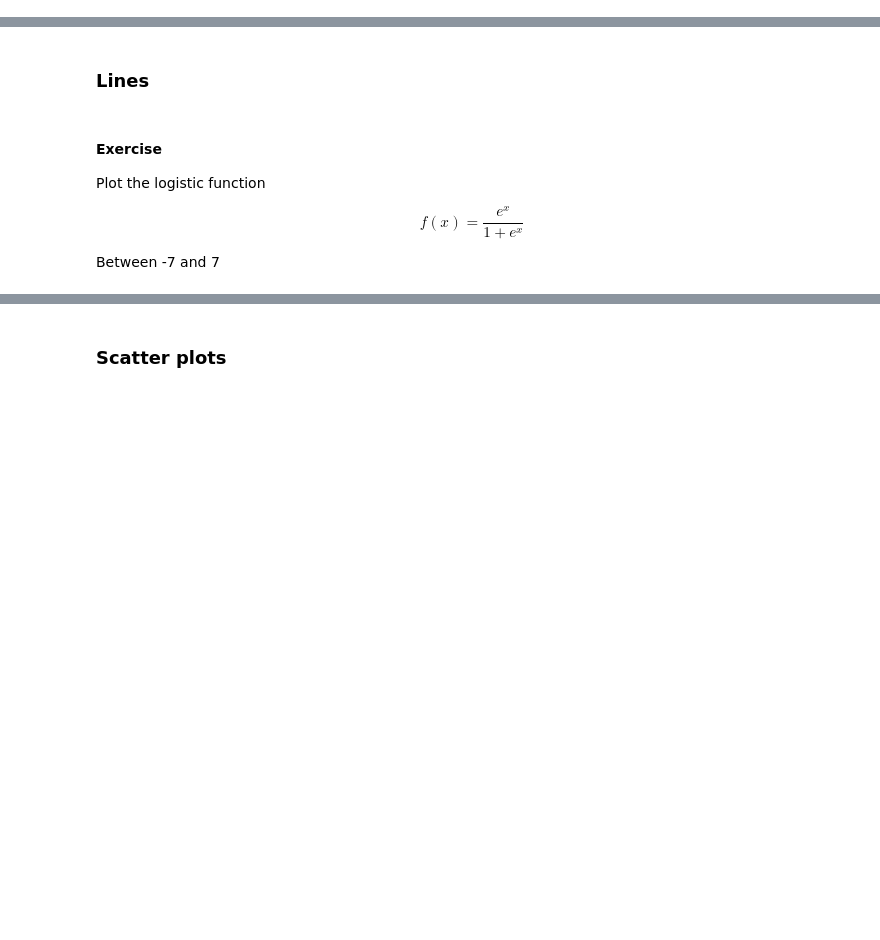
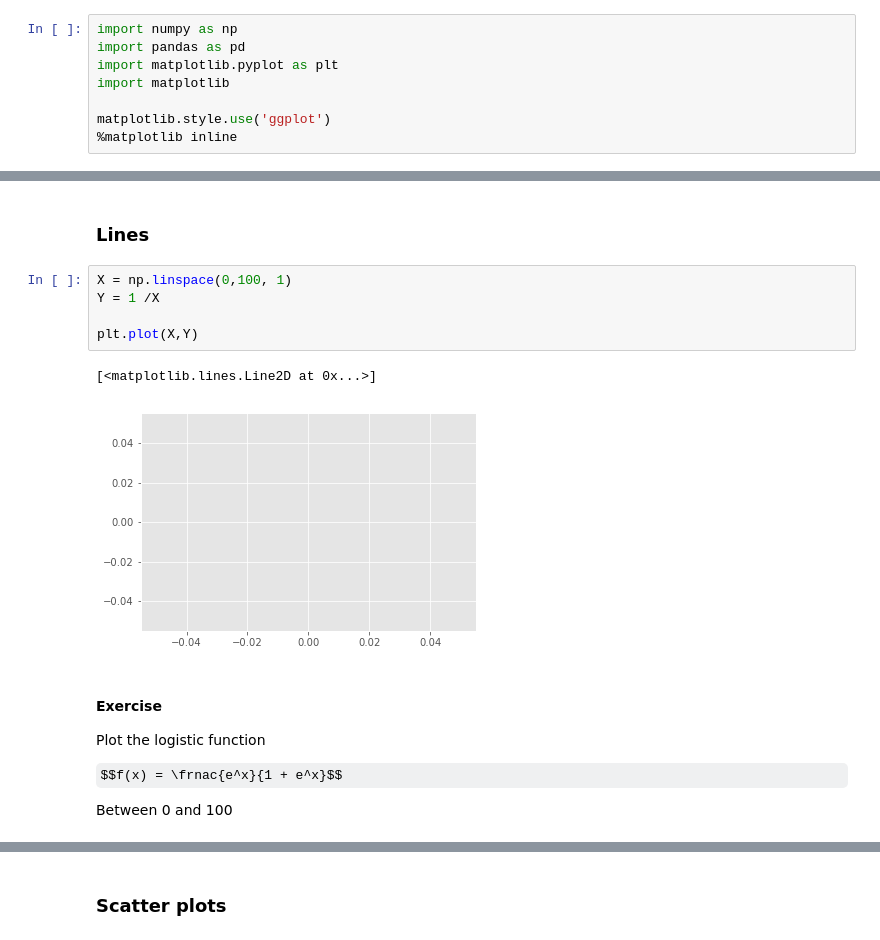
Before and after one commit to nacho328/master-data-science-nacho, a Jupyter notebook: trabajos_jupiter/ejercicio_clase_Phyton/05-visualization_introduction_blank.ipynb, the cells around one changed output, grey strips where cells are left out. Saved outputs shown, nothing was run; the diff lists cells and outputs as text; some formulas as TeX source; blank space fills up the shorter version.

```diff
--- a/trabajos_jupiter/ejercicio_clase_Phyton/05-visualization_introduction_blank.ipynb
+++ b/trabajos_jupiter/ejercicio_clase_Phyton/05-visualization_introduction_blank.ipynb
@@ -10,6 +10,14 @@
 <img src="http://yogen.io/assets/logo.svg" alt="yogen" style="width: 200px; float: right;"/>
 # %% [markdown]
 # `matplotlib`
+# %%
+import numpy as np
+import pandas as pd
+import matplotlib.pyplot as plt
+import matplotlib
+
+matplotlib.style.use('ggplot')
+%matplotlib inline
 # %% [markdown]
 ## Matplotlib basic plotting
 
@@ -18,12 +26,20 @@ A MATLAB-like plotting framework: [`pyplot`](https://matplotlib.org/api/pyplot_a
 Also known as the "state-machine environment" because we can call methods of a global state machine and they will affect the appropiate objects.
 # %% [markdown]
 ### Lines
+# %%
+X = np.linspace(0,100, 1)
+Y = 1 /X
+
+plt.plot(X,Y)
+# %% [output]
+[<matplotlib.lines.Line2D at 0x...>]
+[figure, added]
 # %% [markdown]
 #### Exercise
 
 Plot the logistic function
 
 
-$$f(x) = \frac{e^x}{1 + e^x}$$
+$$f(x) = \frnac{e^x}{1 + e^x}$$
 
-Between -7 and 7
+Between 0 and 100
```
Also changed, not shown: parts of 19 cells of this notebook, 27 other files.
